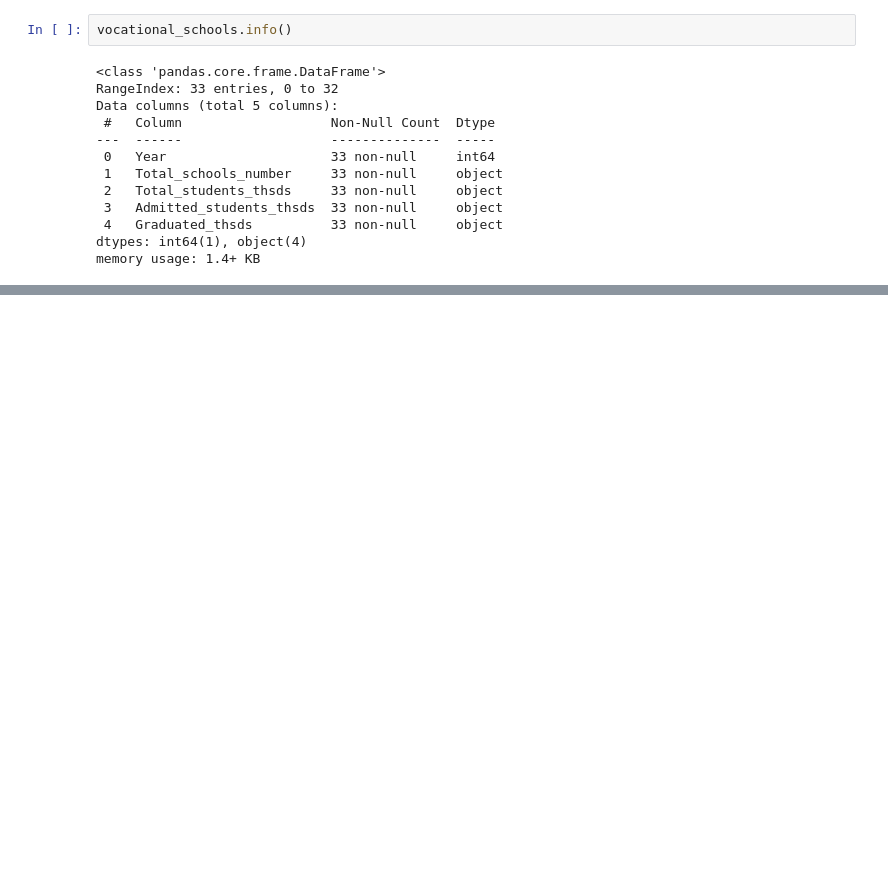
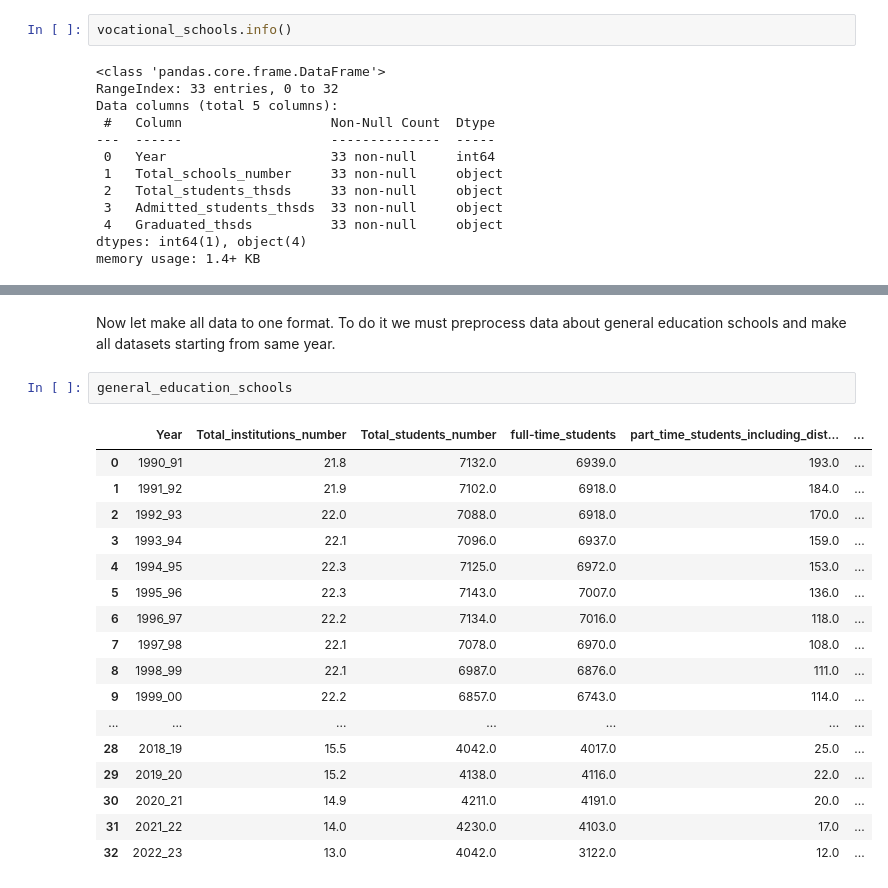
Before and after one commit to LordAdwond/students_number_dinamics_in_Ukraine, a Jupyter notebook: EDA.ipynb, the cells around one changed output, grey strips where cells are left out. Drawn from its saved outputs; the diff is of its cells as text; blank space fills up the shorter version.

```diff
--- a/EDA.ipynb
+++ b/EDA.ipynb
@@ -292,0 +227,22 @@ See the caveats in the documentation: https://pandas.pydata.org/pandas-docs/stab
+# %% [markdown]
+Now let make all data to one format. To do it we must preprocess data about general education schools and make all datasets starting from same year.
+# %%
+general_education_schools
+# %% [output]
+|  | Year | Total_institutions_number | Total_students_number | full-time_students | part_time_students_including_dist... | ... |
+| 0 | 1990_91 | 21.8 | 7132.0 | 6939.0 | 193.0 | ... |
+| 1 | 1991_92 | 21.9 | 7102.0 | 6918.0 | 184.0 | ... |
+| 2 | 1992_93 | 22.0 | 7088.0 | 6918.0 | 170.0 | ... |
+| 3 | 1993_94 | 22.1 | 7096.0 | 6937.0 | 159.0 | ... |
+| 4 | 1994_95 | 22.3 | 7125.0 | 6972.0 | 153.0 | ... |
+| 5 | 1995_96 | 22.3 | 7143.0 | 7007.0 | 136.0 | ... |
+| 6 | 1996_97 | 22.2 | 7134.0 | 7016.0 | 118.0 | ... |
+| 7 | 1997_98 | 22.1 | 7078.0 | 6970.0 | 108.0 | ... |
+| 8 | 1998_99 | 22.1 | 6987.0 | 6876.0 | 111.0 | ... |
+| 9 | 1999_00 | 22.2 | 6857.0 | 6743.0 | 114.0 | ... |
+| ... | ... | ... | ... | ... | ... | ... |
+| 28 | 2018_19 | 15.5 | 4042.0 | 4017.0 | 25.0 | ... |
+| 29 | 2019_20 | 15.2 | 4138.0 | 4116.0 | 22.0 | ... |
+| 30 | 2020_21 | 14.9 | 4211.0 | 4191.0 | 20.0 | ... |
+| 31 | 2021_22 | 14.0 | 4230.0 | 4103.0 | 17.0 | ... |
+| 32 | 2022_23 | 13.0 | 4042.0 | 3122.0 | 12.0 | ... |
```
Also changed, not shown: parts of 51 cells of this notebook.
